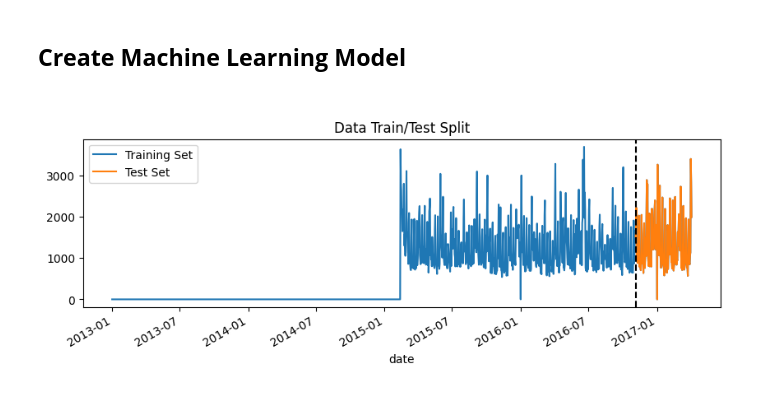
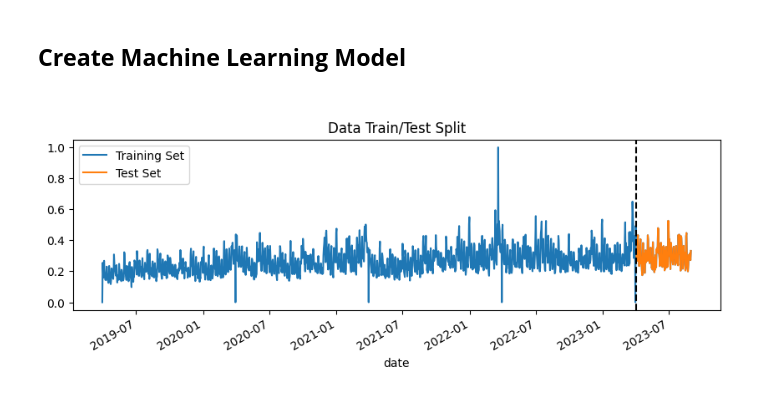
Before and after one commit to rhamdansyahrulm/Store-Sales, a Jupyter notebook: Store_Sales.ipynb, the cells around one changed output. Cells and saved outputs as stored; diff of their text form; code cells hidden in the pictures.

```diff
--- a/Store_Sales.ipynb
+++ b/Store_Sales.ipynb
@@ -835,13 +784,13 @@ for key, value in ready_dataset.items():
 # %%
 # Creating a plot to visualize the training and test data split.
 fig, ax = plt.subplots(figsize=(10, 3)) # Creating a subplot with a specific figure size
-y_trains["20_CLEANING"].plot(ax=ax, label='Training Set', title='Data Train/Test Split') # Plotting the training set's sales values
-y_tests["20_CLEANING"].plot(ax=ax, label='Test Set') # Plotting the test set's sales values
-ax.axvline('11-04-2016', color='black', ls='--') # Adding a vertical dashed line to indicate the split between training and test data
+y_trains["store_10"].plot(ax=ax, label='Training Set', title='Data Train/Test Split') # Plotting the training set's sales values
+y_tests["store_10"].plot(ax=ax, label='Test Set') # Plotting the test set's sales values
+ax.axvline('04-03-2023', color='black', ls='--') # Adding a vertical dashed line to indicate the split between training and test data
 ax.legend (['Training Set', 'Test Set']) # Adding a legend to the plot
 plt.show()
 # %% [output]
-[figure, old version]
+[figure, new version]
 # %%
 # Training XGBoost regressor models for selected store-family combinations.
 
```
Also changed, not shown: parts of 22 cells of this notebook.
